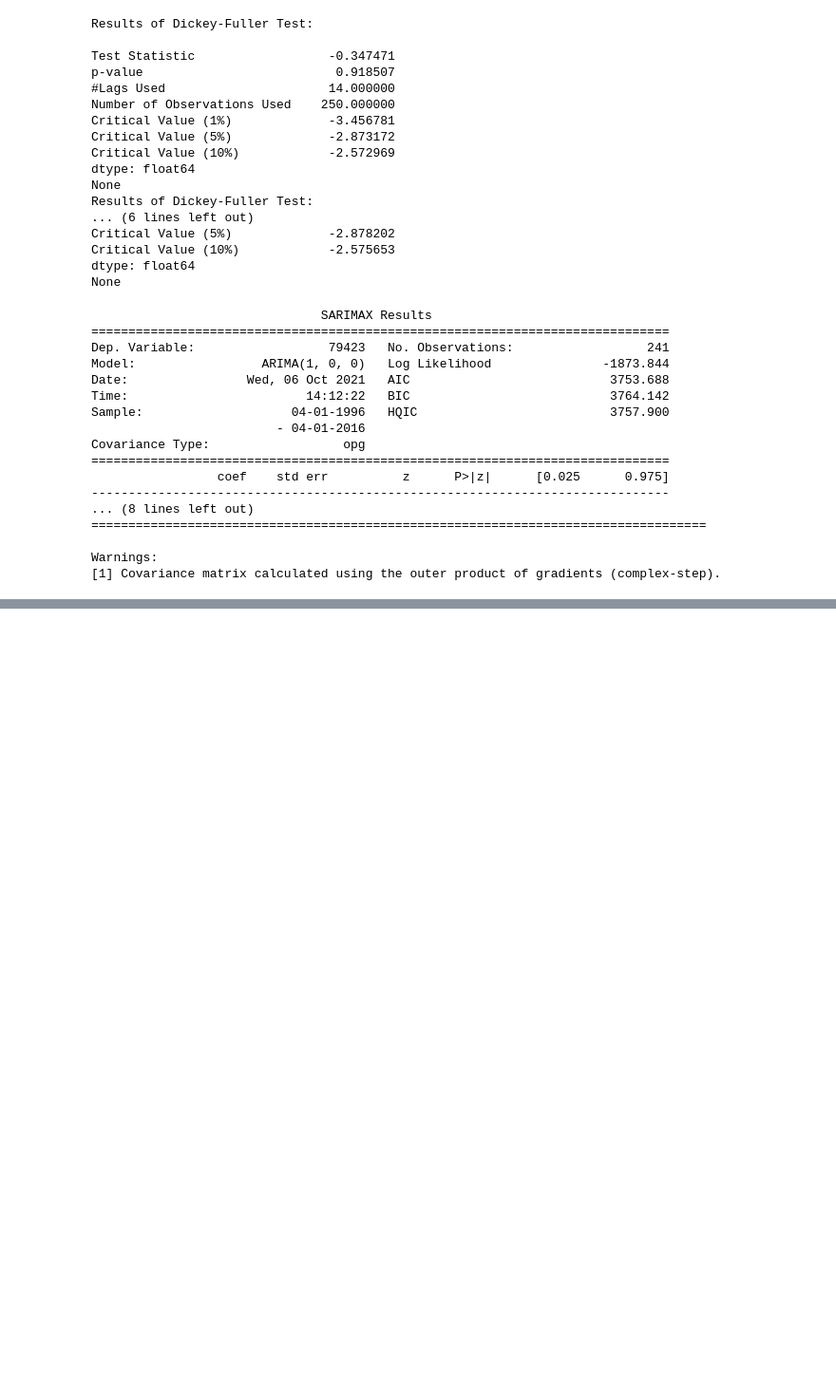
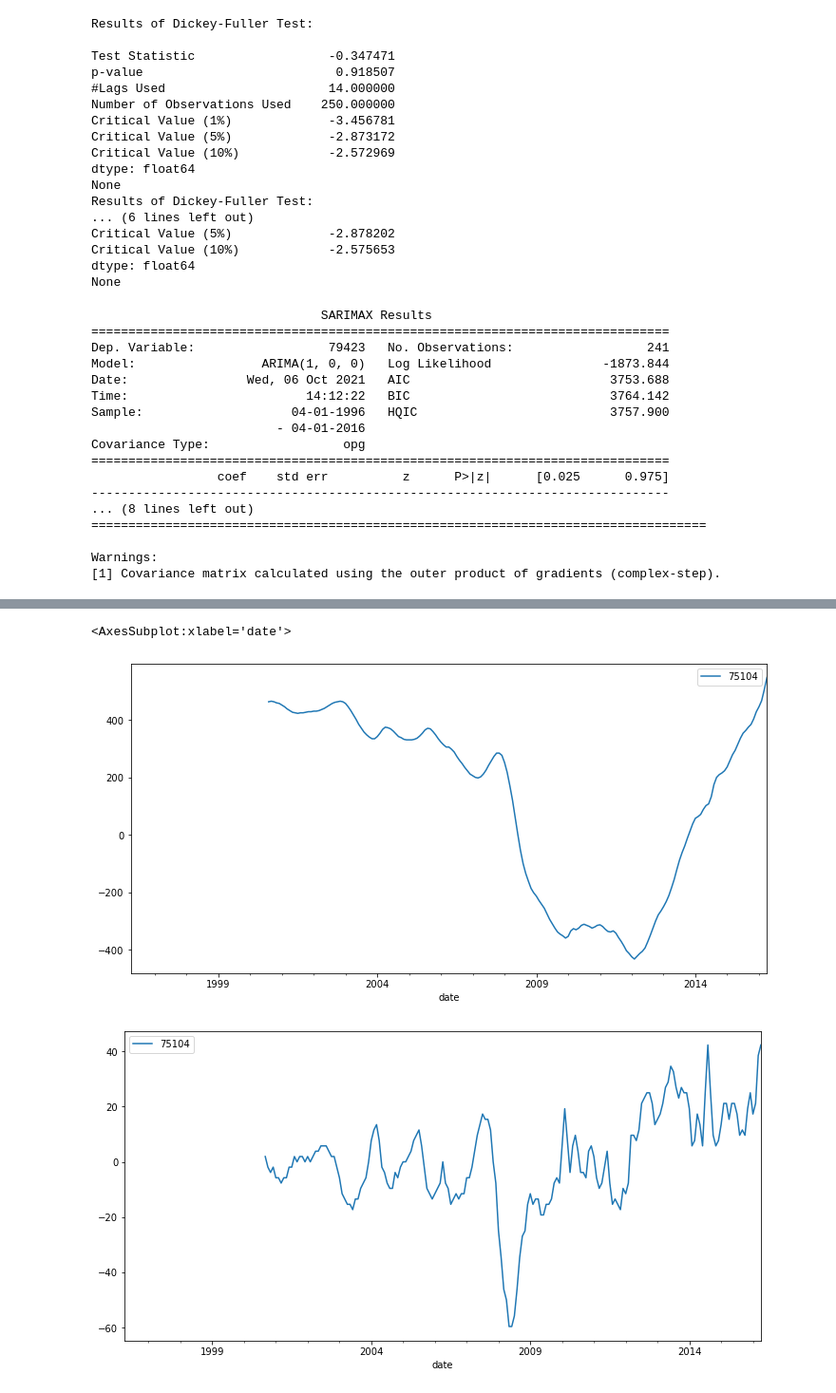
Before and after one commit to rhk48/zillow-time-series, a Jupyter notebook: lorela_nb.ipynb, the cells around one changed output, grey strips where cells are left out. Shown at 95% size. Cells and saved outputs as stored; diff of their text form; code cells hidden in the pictures; blank space fills up the shorter version.

```diff
--- a/lorela_nb.ipynb
+++ b/lorela_nb.ipynb
@@ -621,0 +651,13 @@ plot_predictions(test, model)
+# %%
+# Apply a 1st order difference to the time series and plot the rolling mean
+
+rm_diff_1 = roll_mean.diff(periods=1)
+rm_diff_1.plot(figsize=(12,6))
+
+
+rm_diff_2 = roll_mean.diff(periods=1).diff(periods=1)
+rm_diff_2.plot(figsize=(12,6))
+# %% [output]
+<AxesSubplot:xlabel='date'>
+[figure, added]
+[figure, added]
```
Also changed, not shown: parts of 34 cells of this notebook.
